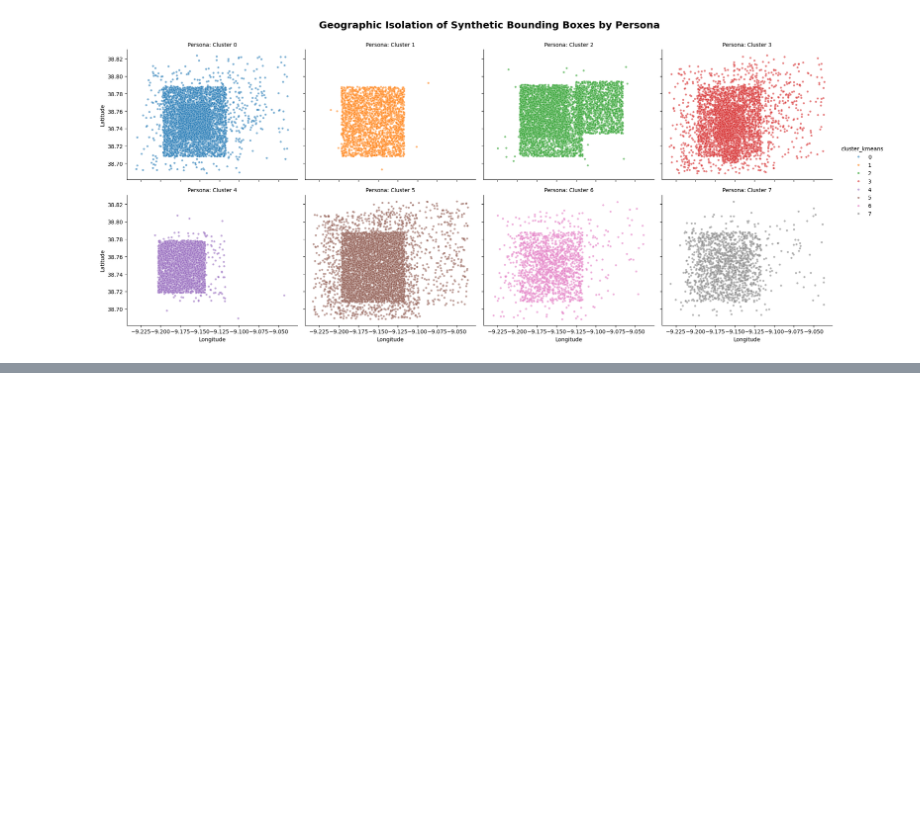
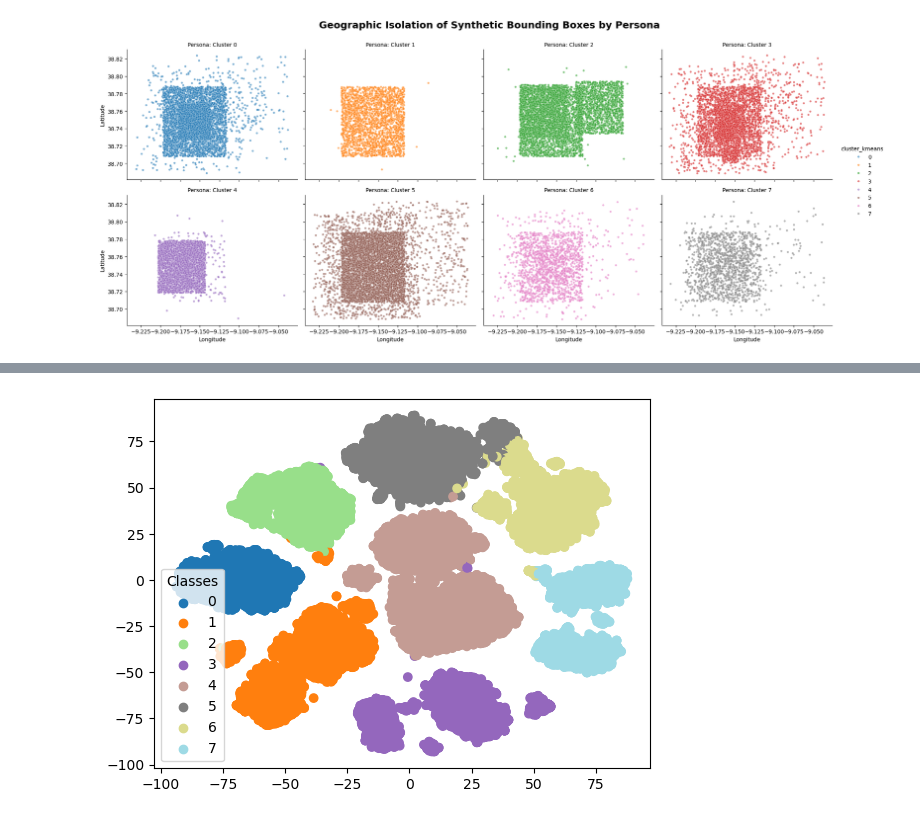
Before and after one commit to tiago2806/ml_project, a Jupyter notebook: notebooks/03_modelling.ipynb, the cells around one changed output, grey strips where cells are left out. Cells and saved outputs as stored; diff of their text form; code cells hidden in the pictures; blank space fills up the shorter version.

```diff
--- a/notebooks/03_modelling.ipynb
+++ b/notebooks/03_modelling.ipynb
@@ -452,0 +492,4 @@ plt.show()
+# %%
+X_scaled_lifetime = pd.DataFrame(X_scaled_lifetime, columns=X_lifetime.columns, index=X_lifetime.index)
+
+apply_kmeans(X_scaled_lifetime, dataset, X_lifetime, k = 8)
@@ -452,0 +541,14 @@ plt.show()
+# %%
+tsne = TSNE(
+    n_components=2,
+    perplexity=40,
+    learning_rate="auto",
+    init="pca",
+    random_state=0
+)
+
+tsne_transformation = tsne.fit_transform(X_scaled_lifetime)
+# %%
+visualize_dimensionality_reduction(tsne_transformation, dataset['cluster_kmeans'])
+# %% [output]
+[figure, added]
```
Also changed, not shown: parts of 24 cells of this notebook, 2 other files.
